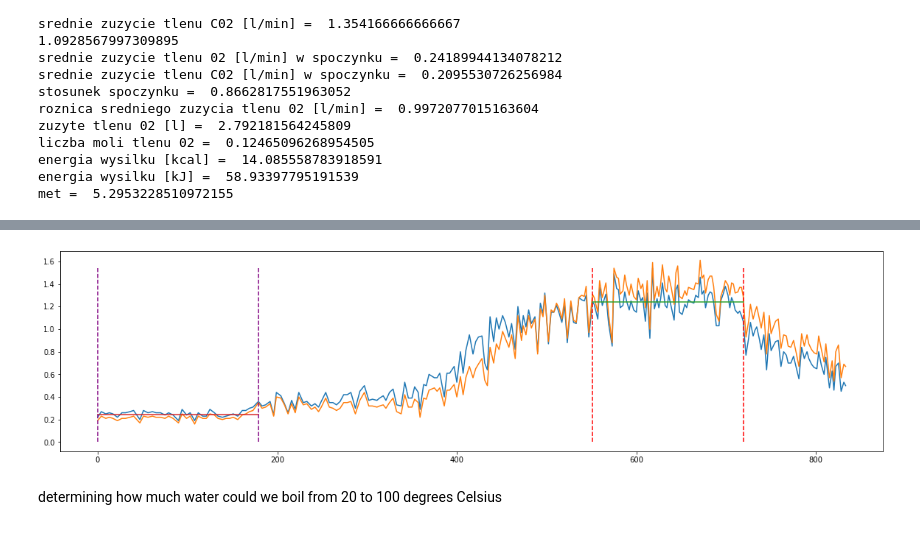
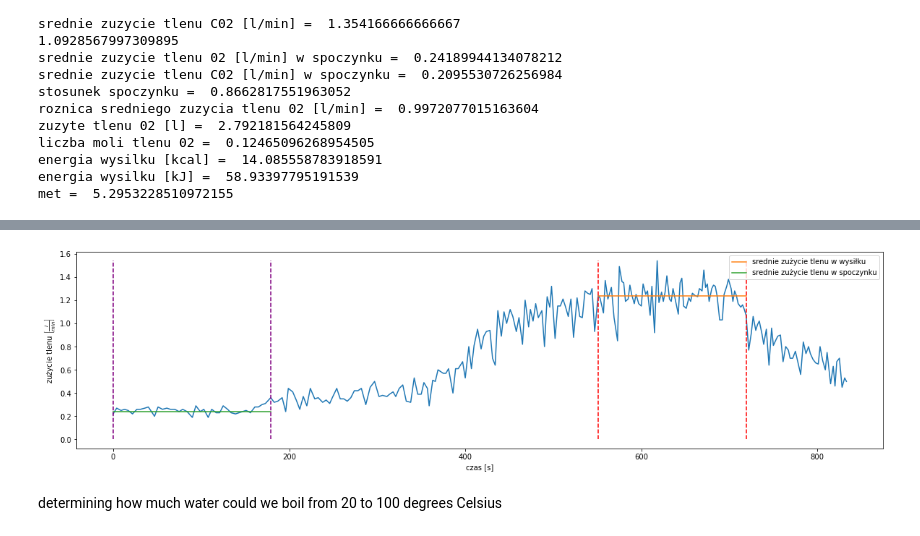
Before and after one commit to finem4n/energy-expenditure-science-labs, a Jupyter notebook: analysis.ipynb, the cells around one changed output, grey strips where cells are left out. Cells and saved outputs as stored; diff of their text form; code cells hidden in the pictures.

Commit message:
added plots

```diff
--- a/analysis.ipynb
+++ b/analysis.ipynb
@@ -170,18 +200,22 @@ met =  5.2953228510972155
 # %%
 fig, ax = plt.subplots(figsize=(20, 5))
-ax.plot(df["time"], df["VO2"], label="VO2")
-ax.plot(df["time"], df["VCO2"], label="VCO2")
+ax.plot(df["time"], df["VO2"])
 # ax.plot(df["time"], df["whole V02"], label="VO2")
 # ax.plot(df["time"], df["VCO2"], label="VCO2")
-ax.plot([lewa,prawa],[srednieO2min,srednieO2min])
-ax.plot([tp_spoczynek,tk_spoczyhek],[spoczynek_srednieO2min,spoczynek_srednieO2min])
+ax.plot([lewa,prawa],[srednieO2min,srednieO2min], label = "srednie zużycie tlenu w wysiłku")
+ax.plot([tp_spoczynek,tk_spoczyhek],[spoczynek_srednieO2min,spoczynek_srednieO2min], label = "srednie zużycie tlenu w spoczynku")
 
+
+ax.set_xlabel("czas [s]")
+ax.set_ylabel(r"zużycie tlenu $\left [\frac{l}{min} \right ]$")
 
 ax.vlines(x=[tp_spoczynek,tk_spoczyhek], ymin=0, ymax=df["VO2"].max(), color="purple", linestyle="--")
 ax.vlines(x=[lewa,prawa], ymin=0, ymax=df["VO2"].max(), color="red", linestyle="--")
 
-fig.savefig("out/plot.jpg", dpi = 1200)
+plt.legend()
+
+fig.savefig("out/plotO2.jpg", dpi = 1200)
 
 plt.show()
 # %% [output]
-[figure, old version]
+[figure, new version]
```
Also changed, not shown: parts of 3 cells of this notebook, 3 other files.
